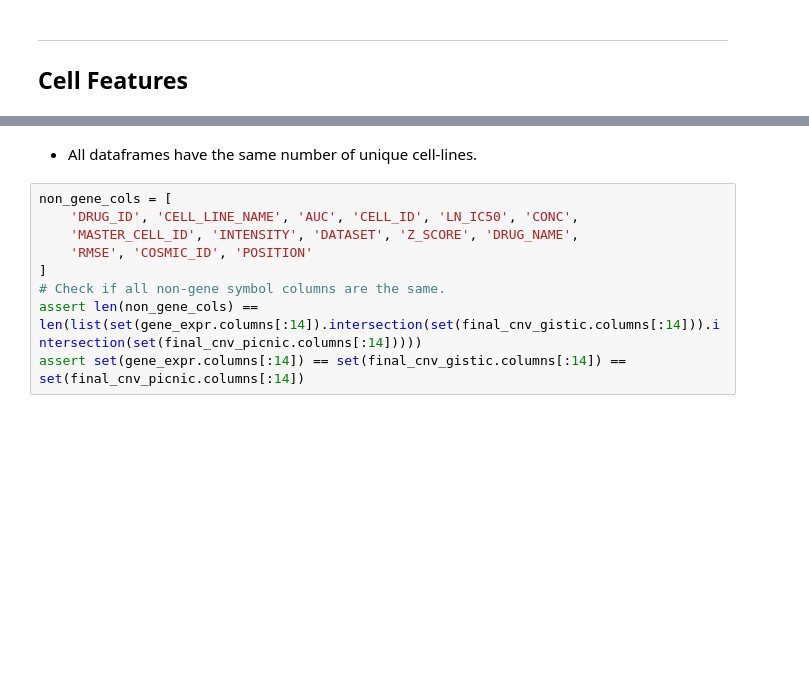
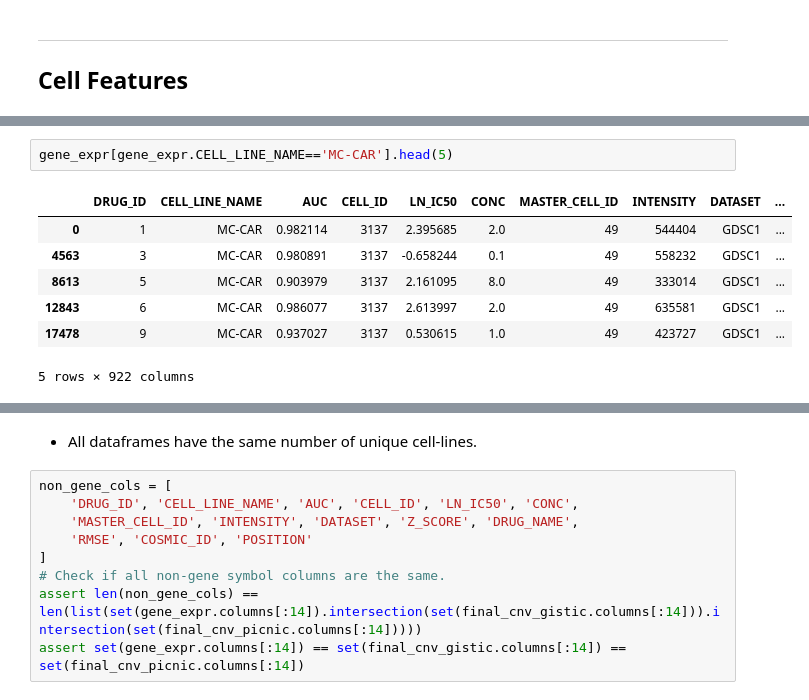
Before and after one commit to PeeteKeesel/gnn-for-drug-response-prediction, a Jupyter notebook: 08_baseline.ipynb, the cells around one changed output, grey strips where cells are left out. Saved outputs shown, nothing was run; the diff lists cells and outputs as text; blank space fills up the shorter version.

```diff
--- a/08_baseline.ipynb
+++ b/08_baseline.ipynb
@@ -62,3 +65,13 @@ Shape: (446521, 922) took 2.11200 seconds.
 | 9 | 1 | ES3 | 0.984816 | 2366 | 3.140923 | 2.0 | 1342 | 404197 | GDSC1 | ... |
 | 27 | 1 | ES5 | 0.985693 | 2368 | 3.968757 | 2.0 | 610 | 797378 | GDSC1 | ... |
 3 rows × 922 columns
+# %%
+gene_expr[gene_expr.CELL_LINE_NAME=='MC-CAR'].head(5)
+# %% [output]
+|  | DRUG_ID | CELL_LINE_NAME | AUC | CELL_ID | LN_IC50 | CONC | MASTER_CELL_ID | INTENSITY | DATASET | ... |
+| 0 | 1 | MC-CAR | 0.982114 | 3137 | 2.395685 | 2.0 | 49 | 544404 | GDSC1 | ... |
+| 4563 | 3 | MC-CAR | 0.980891 | 3137 | -0.658244 | 0.1 | 49 | 558232 | GDSC1 | ... |
+| 8613 | 5 | MC-CAR | 0.903979 | 3137 | 2.161095 | 8.0 | 49 | 333014 | GDSC1 | ... |
+| 12843 | 6 | MC-CAR | 0.986077 | 3137 | 2.613997 | 2.0 | 49 | 635581 | GDSC1 | ... |
+| 17478 | 9 | MC-CAR | 0.937027 | 3137 | 0.530615 | 1.0 | 49 | 423727 | GDSC1 | ... |
+5 rows × 922 columns
```
Also changed, not shown: parts of 58 cells of this notebook, 4 other files.
